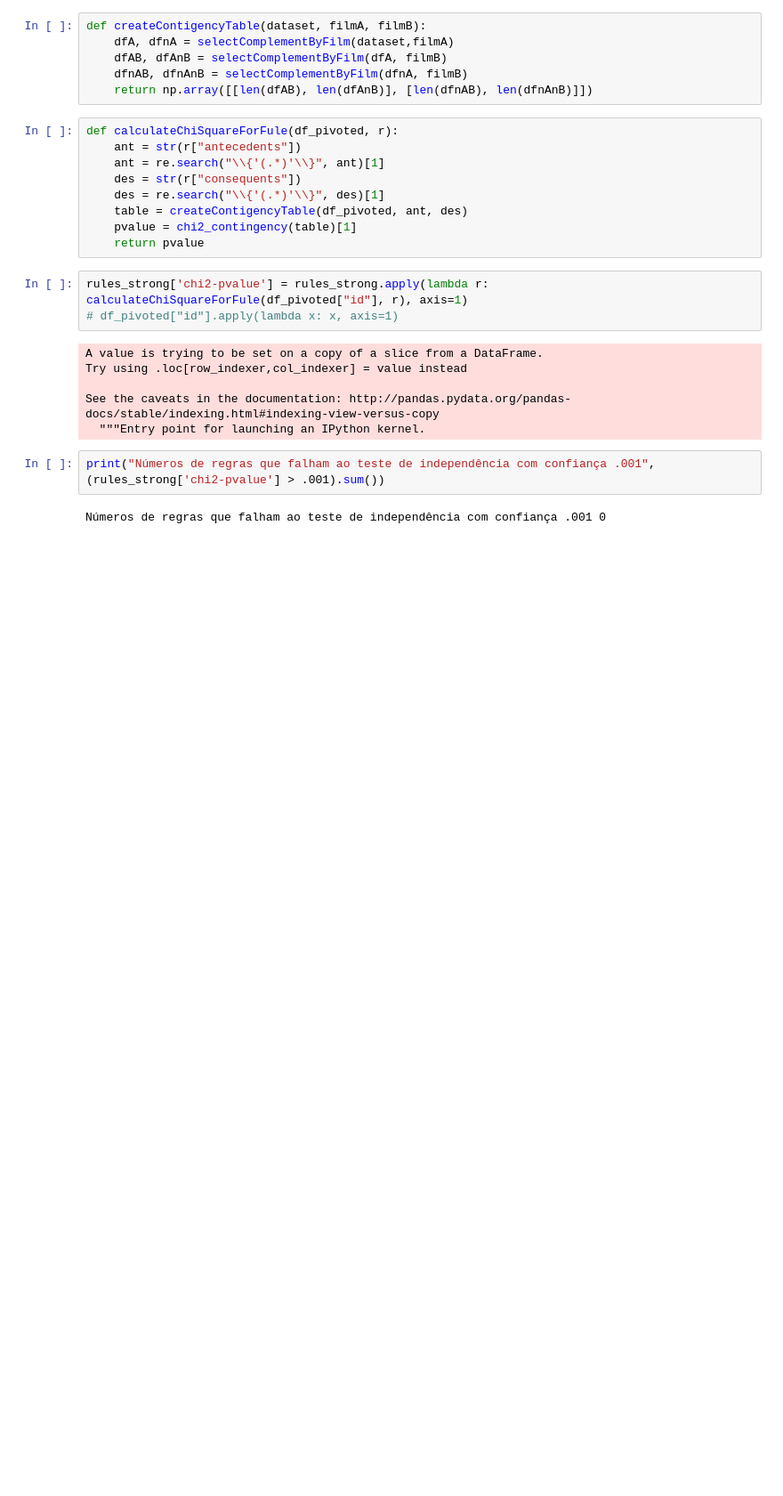
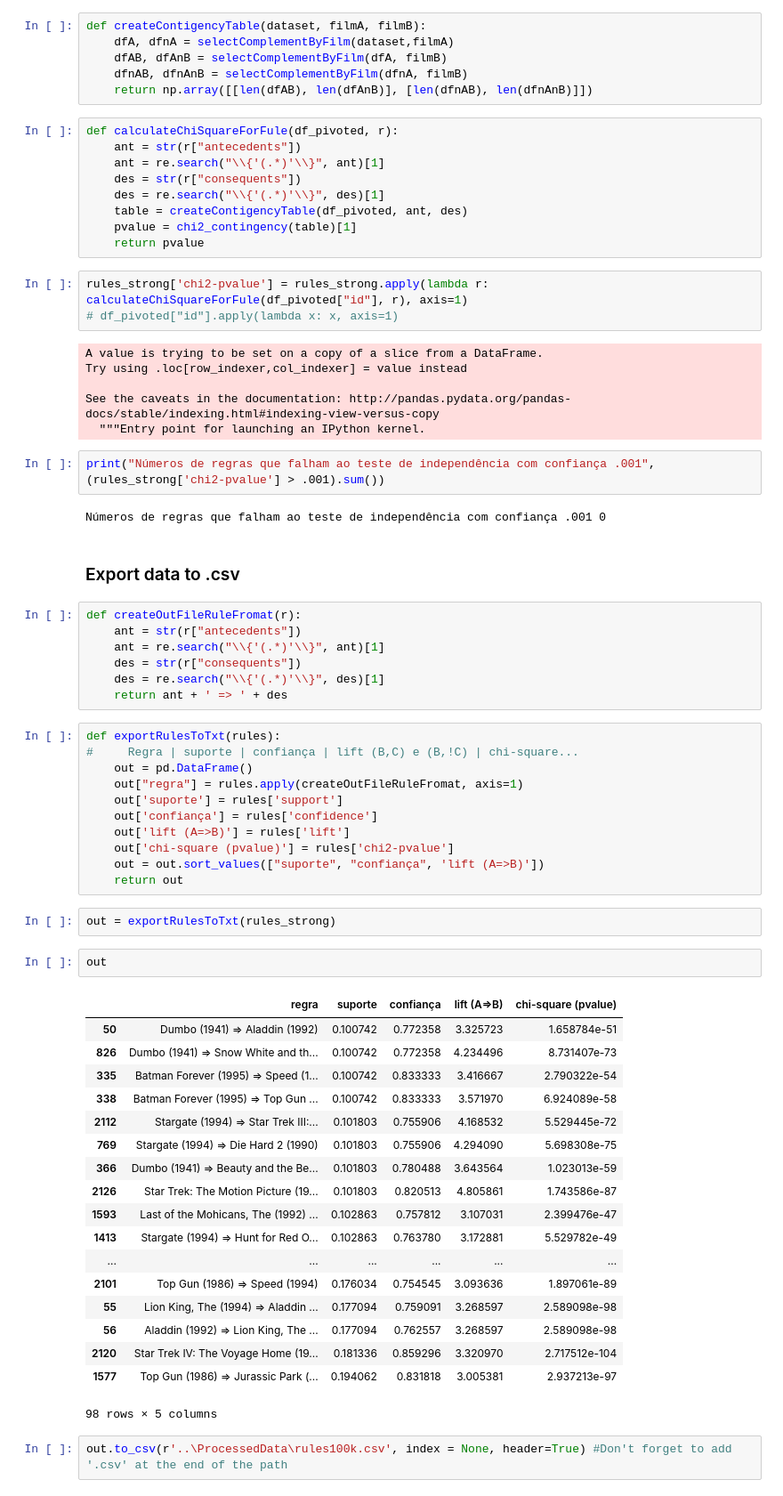
Before and after one commit to aiboxlab-ufrpe-edu-br/MovieLens-1, a Jupyter notebook: Modeling/MarketBasket.ipynb, the cells around one changed output. Shown: that part at 89% size. Drawn from its saved outputs; the diff is of its cells as text; blank space fills up the shorter version.

Commit message:
adicionando sessão para exportar dados para .csv

```diff
--- a/Modeling/MarketBasket.ipynb
+++ b/Modeling/MarketBasket.ipynb
@@ -257,3 +249,48 @@ See the caveats in the documentation: http://pandas.pydata.org/pandas-docs/stabl
 print("Números de regras que falham ao teste de independência com confiança .001", (rules_strong['chi2-pvalue'] > .001).sum())
 # %% [output]
 Números de regras que falham ao teste de independência com confiança .001 0
+# %% [markdown]
+### Export data to .csv
+# %%
+def createOutFileRuleFromat(r):
+    ant = str(r["antecedents"])
+    ant = re.search("\\{'(.*)'\\}", ant)[1]
+    des = str(r["consequents"])
+    des = re.search("\\{'(.*)'\\}", des)[1]
+    return ant + ' => ' + des
+# %%
+def exportRulesToTxt(rules):
+#     Regra | suporte | confiança | lift (B,C) e (B,!C) | chi-square...
+    out = pd.DataFrame()
+    out["regra"] = rules.apply(createOutFileRuleFromat, axis=1)
+    out['suporte'] = rules['support']
+    out['confiança'] = rules['confidence']
+    out['lift (A=>B)'] = rules['lift']
+    out['chi-square (pvalue)'] = rules['chi2-pvalue']
+    out = out.sort_values(["suporte", "confiança", 'lift (A=>B)'])
+    return out
+# %%
+out = exportRulesToTxt(rules_strong)
+# %%
+out
+# %% [output]
+|  | regra | suporte | confiança | lift (A=>B) | chi-square (pvalue) |
+| 50 | Dumbo (1941) => Aladdin (1992) | 0.100742 | 0.772358 | 3.325723 | 1.658784e-51 |
+| 826 | Dumbo (1941) => Snow White and th... | 0.100742 | 0.772358 | 4.234496 | 8.731407e-73 |
+| 335 | Batman Forever (1995) => Speed (1... | 0.100742 | 0.833333 | 3.416667 | 2.790322e-54 |
+| 338 | Batman Forever (1995) => Top Gun ... | 0.100742 | 0.833333 | 3.571970 | 6.924089e-58 |
+| 2112 | Stargate (1994) => Star Trek III:... | 0.101803 | 0.755906 | 4.168532 | 5.529445e-72 |
+| 769 | Stargate (1994) => Die Hard 2 (1990) | 0.101803 | 0.755906 | 4.294090 | 5.698308e-75 |
+| 366 | Dumbo (1941) => Beauty and the Be... | 0.101803 | 0.780488 | 3.643564 | 1.023013e-59 |
+| 2126 | Star Trek: The Motion Picture (19... | 0.101803 | 0.820513 | 4.805861 | 1.743586e-87 |
+| 1593 | Last of the Mohicans, The (1992) ... | 0.102863 | 0.757812 | 3.107031 | 2.399476e-47 |
+| 1413 | Stargate (1994) => Hunt for Red O... | 0.102863 | 0.763780 | 3.172881 | 5.529782e-49 |
+| ... | ... | ... | ... | ... | ... |
+| 2101 | Top Gun (1986) => Speed (1994) | 0.176034 | 0.754545 | 3.093636 | 1.897061e-89 |
+| 55 | Lion King, The (1994) => Aladdin ... | 0.177094 | 0.759091 | 3.268597 | 2.589098e-98 |
+| 56 | Aladdin (1992) => Lion King, The ... | 0.177094 | 0.762557 | 3.268597 | 2.589098e-98 |
+| 2120 | Star Trek IV: The Voyage Home (19... | 0.181336 | 0.859296 | 3.320970 | 2.717512e-104 |
+| 1577 | Top Gun (1986) => Jurassic Park (... | 0.194062 | 0.831818 | 3.005381 | 2.937213e-97 |
+98 rows × 5 columns
+# %%
+out.to_csv(r'..\ProcessedData\rules100k.csv', index = None, header=True) #Don't forget to add '.csv' at the end of the path
```
Also changed, not shown: parts of 3 cells of this notebook, 1 other file.
